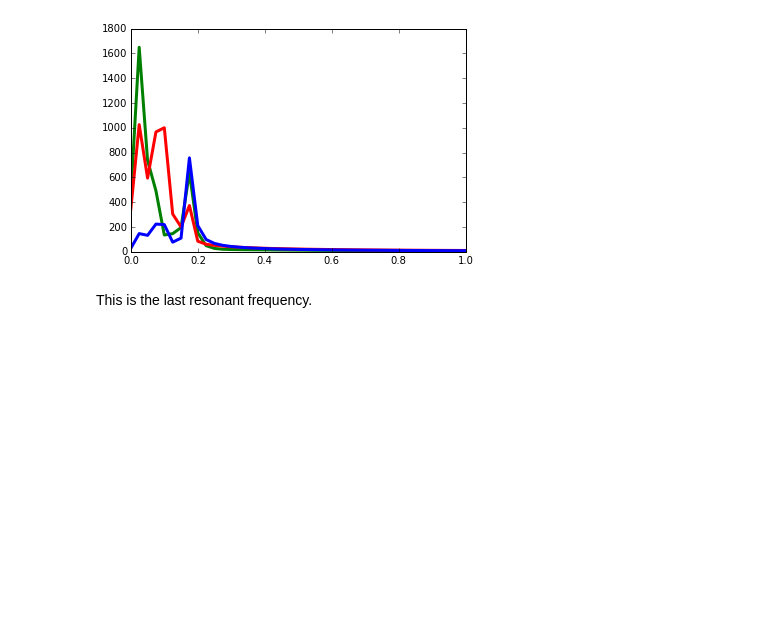
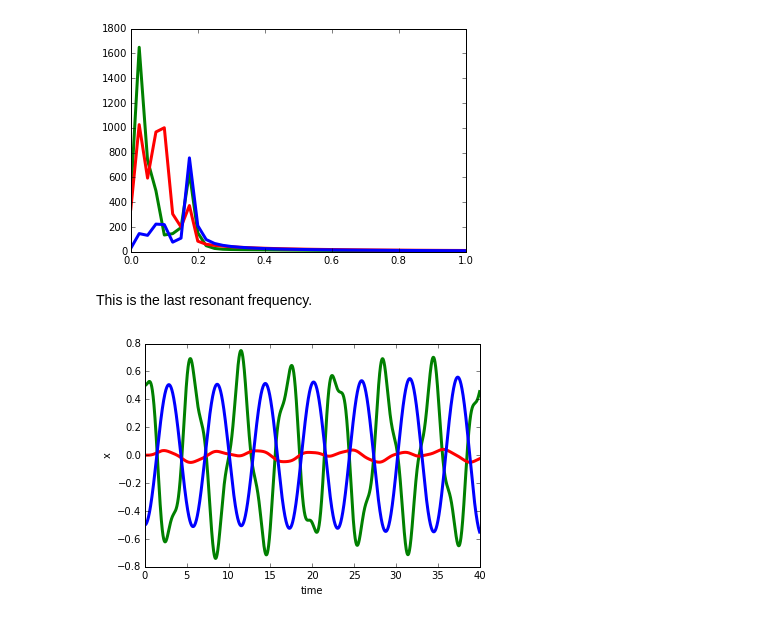
Before and after one commit to tianjiahua/Homework, a Jupyter notebook: Homework3.ipynb, the cells around one changed output. Saved outputs shown, nothing was run; the diff lists cells and outputs as text; code cells hidden in the pictures; blank space fills up the shorter version.

```diff
--- a/Homework3.ipynb
+++ b/Homework3.ipynb
@@ -593,3 +593,82 @@ pyplot.xlim(0,1);
 [figure]
 # %% [markdown]
 This is the last resonant frequency.
+# %%
+import math
+
+class particle(object):  ## We recycle our 1D particle object
+
+    def __init__(self, mass=1., x=0., v=0.):
+        self.mass = mass
+        self.f = 0
+        self.x = x
+        self.v = v
+
+    def move(self, dt):
+        # Euler-Cromer
+        self.v = self.v + self.f/self.mass*dt
+        self.x = self.x + self.v*dt
+
+class CoupledSystem(object):
+
+    def __init__(self, N, k, kc, dt):
+        self.N = N
+        self.dt = dt
+        self.k = k
+        self.kc = kc
+        self.particles = [particle()]
+        for i in range(1,N):
+            self.particles.append(particle()) # we create a list of N particles
+
+    def evolve(self, f0, w, t):
+        self.f0 = f0
+        self.w = w
+        self.t = t
+        # Compute the interaction forces with the other particles
+        for i in range(self.N-1):
+            self.particles[i].f = self.kc*(self.particles[i+1].x + self.particles[i-1].x - 2*self.particles[i].x)
+        self.particles[0].f = self.kc*(self.particles[1].x - self.particles[0].x) - self.k*self.particles[0].x + self.f0*math.cos(self.w*self.t)
+        self.particles[N-1].f = self.kc*(self.particles[N-2].x - self.particles[N-1].x) - self.k*self.particles[N-1].x
+
+        for p in self.particles:
+            p.move(dt)
+
+    def energy(self):
+        # Challenge
+        return (ke,pe)
+
+%matplotlib inline
+import numpy as np
+from matplotlib import pyplot
+
+N = 3
+k = 1.0
+kc = 0.2
+dt = 0.01
+tmax = 40
+nsteps = int(tmax/dt)
+
+f0 = 1.
+w = 3.
+
+S = CoupledSystem(N, k, kc, dt)
+S.particles[0].x = 0.5
+S.particles[1].x = 0.
+S.particles[2].x = -0.5
+
+t = np.linspace(0.,tmax,nsteps)
+x = np.zeros(shape=(N,nsteps))
+
+for i in range(nsteps):
+    for n in range(S.N):
+        x[n,i] = S.particles[n].x
+    S.evolve(f0, w, t[i])
+
+pyplot.plot(t, x[0,], color='green', ls='-', lw=3)
+pyplot.plot(t, x[1,], color='red', ls='-', lw=3)
+pyplot.plot(t, x[2,], color='blue', ls='-', lw=3)
+
+pyplot.xlabel('time')
+pyplot.ylabel('x');
+# %% [output]
+[figure, added]
```
Also changed, not shown: parts of 2 cells of this notebook.
